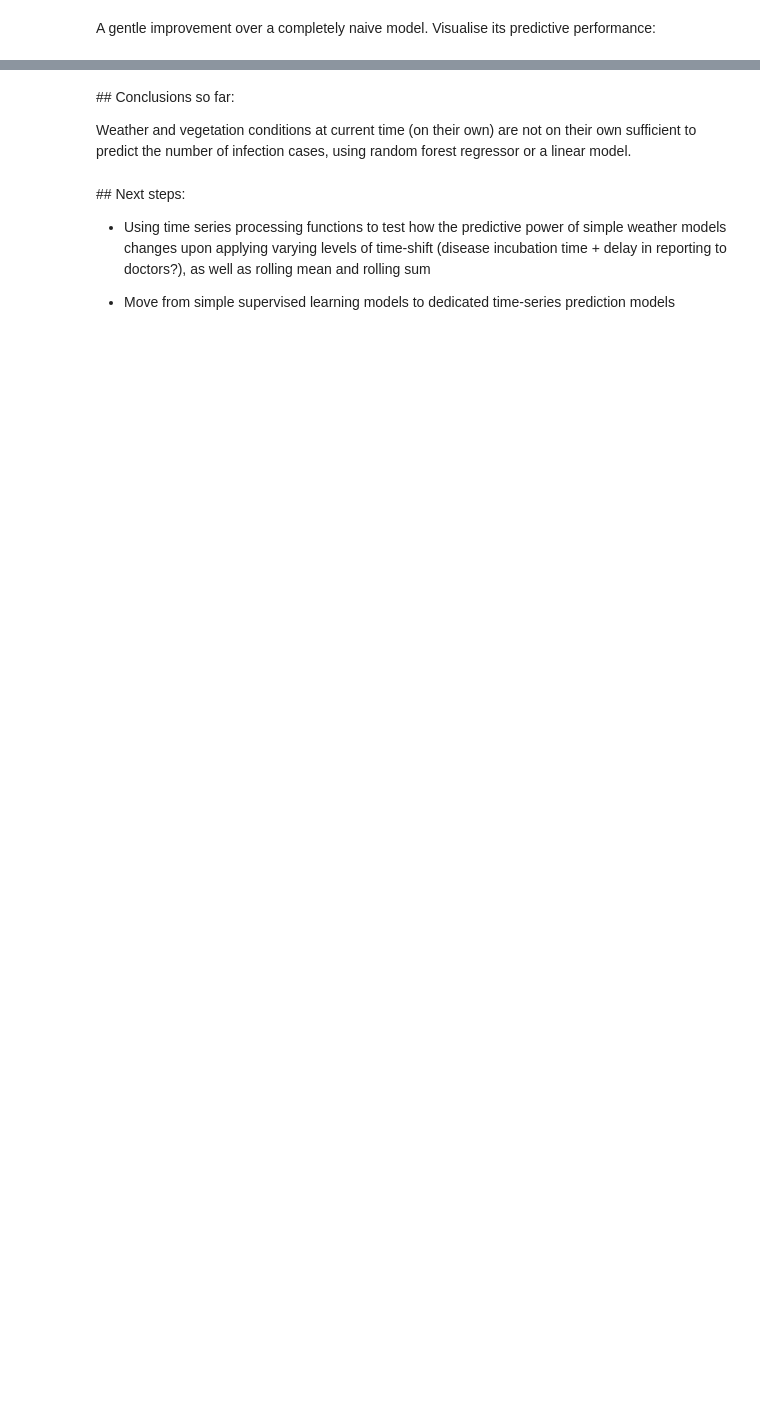
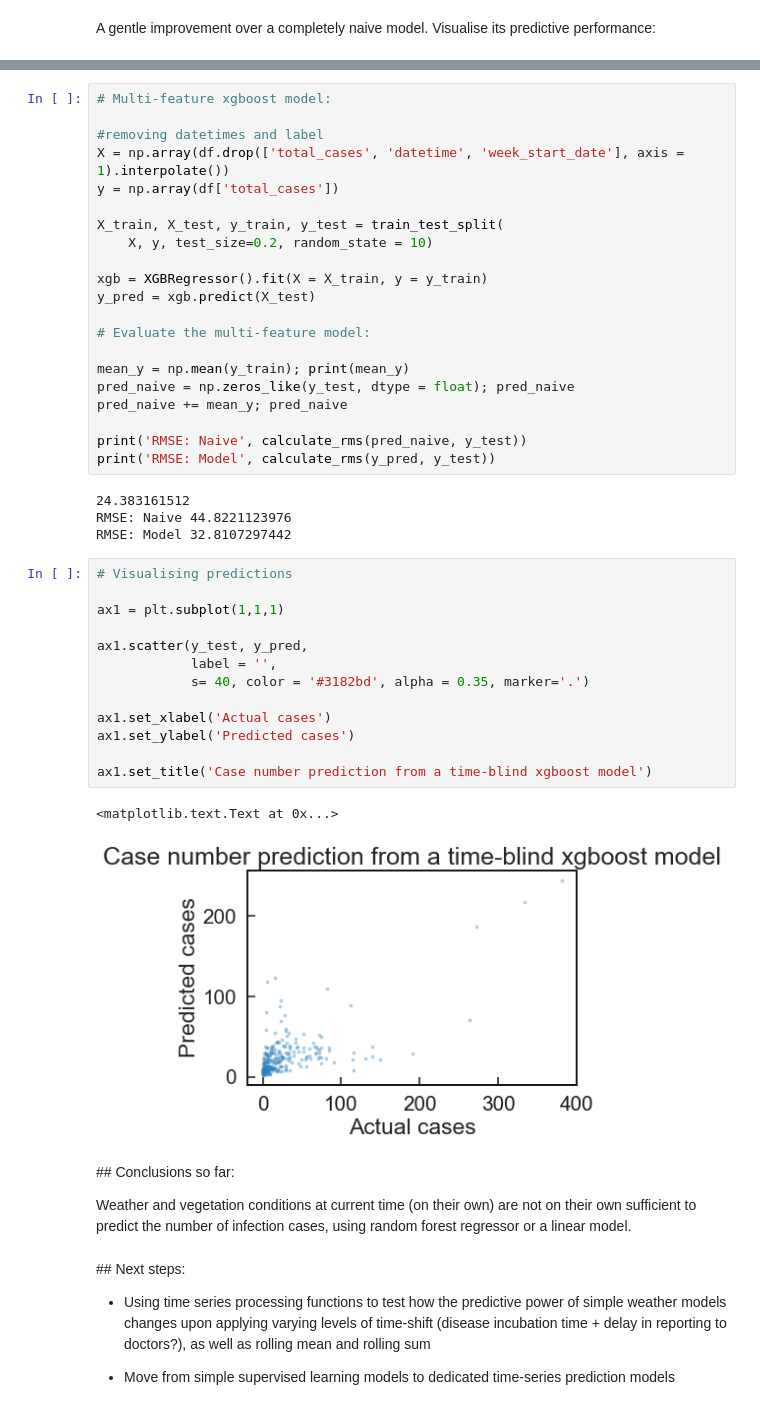
Before and after one commit to vu203/Fever, a Jupyter notebook: Fever.ipynb, the cells around one changed output, grey strips where cells are left out. Saved outputs shown, nothing was run; the diff lists cells and outputs as text; blank space fills up the shorter version.

```diff
--- a/Fever.ipynb
+++ b/Fever.ipynb
@@ -336,3 +353,44 @@ ax2.set_xlim(-10,150)
+# %%
+# Multi-feature xgboost model:
+
+#removing datetimes and label
+X = np.array(df.drop(['total_cases', 'datetime', 'week_start_date'], axis = 1).interpolate())
+y = np.array(df['total_cases'])
+
+X_train, X_test, y_train, y_test = train_test_split(
+    X, y, test_size=0.2, random_state = 10)
+
+xgb = XGBRegressor().fit(X = X_train, y = y_train)
+y_pred = xgb.predict(X_test)
+
+# Evaluate the multi-feature model:
+
+mean_y = np.mean(y_train); print(mean_y)
+pred_naive = np.zeros_like(y_test, dtype = float); pred_naive
+pred_naive += mean_y; pred_naive
+
+print('RMSE: Naive', calculate_rms(pred_naive, y_test))
+print('RMSE: Model', calculate_rms(y_pred, y_test))
+# %% [output]
+24.383161512
+RMSE: Naive 44.8221123976
+RMSE: Model 32.8107297442
+# %%
+# Visualising predictions
+
+ax1 = plt.subplot(1,1,1)
+
+ax1.scatter(y_test, y_pred,
+            label = '',
+            s= 40, color = '#3182bd', alpha = 0.35, marker='.')
+
+ax1.set_xlabel('Actual cases')
+ax1.set_ylabel('Predicted cases')
+
+ax1.set_title('Case number prediction from a time-blind xgboost model')
+# %% [output]
+<matplotlib.text.Text at 0x...>
+[figure, added]
 # %% [markdown]
 ## Conclusions so far:
 
```
Also changed, not shown: parts of 12 cells of this notebook.
